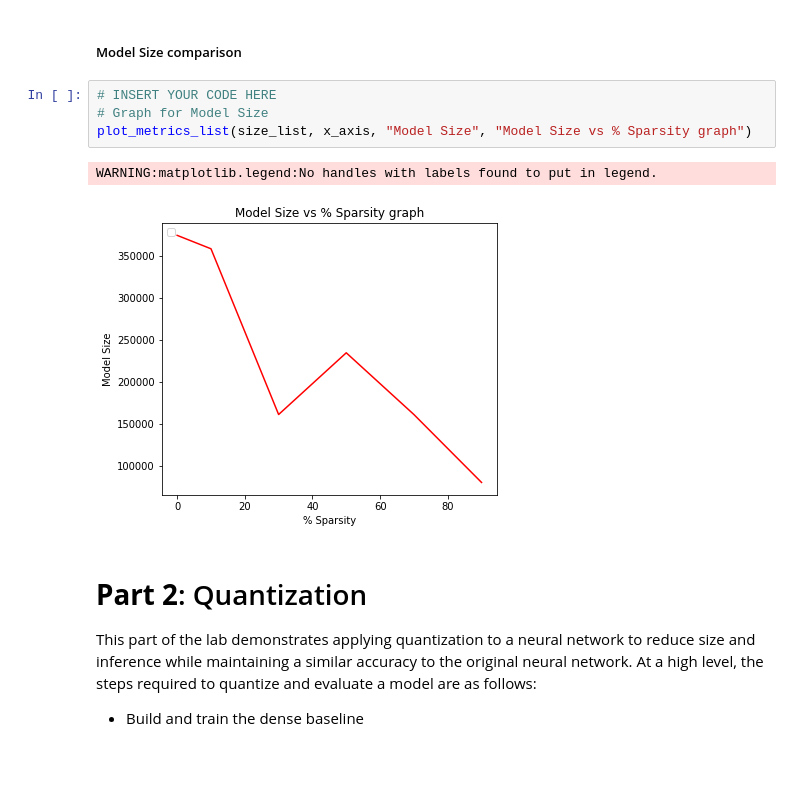
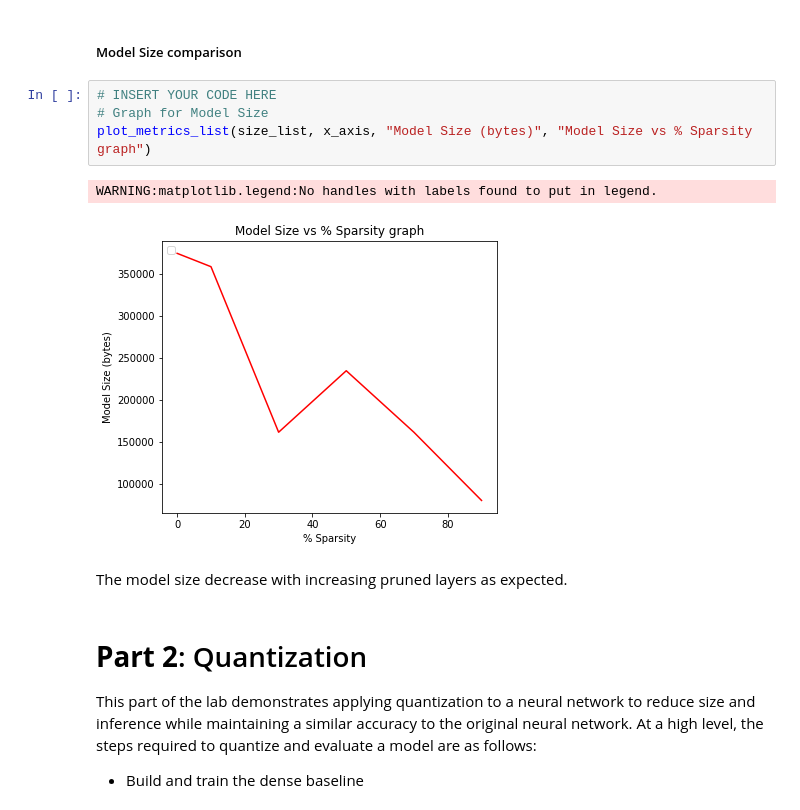
Before and after one commit to nagusubra/ENDG511_Labs, a Jupyter notebook: Lab3/ENDG511_LAB_3.ipynb, the cells around one changed output. Cells and saved outputs as stored; diff of their text form; blank space fills up the shorter version.

```diff
--- a/Lab3/ENDG511_LAB_3.ipynb
+++ b/Lab3/ENDG511_LAB_3.ipynb
@@ -700,10 +741,12 @@ WARNING:matplotlib.legend:No handles with labels found to put in legend.
 # %%
 # INSERT YOUR CODE HERE
 # Graph for Model Size
-plot_metrics_list(size_list, x_axis, "Model Size", "Model Size vs % Sparsity graph")
+plot_metrics_list(size_list, x_axis, "Model Size (bytes)", "Model Size vs % Sparsity graph")
 # %% [output]
 WARNING:matplotlib.legend:No handles with labels found to put in legend.
-[figure, old version]
+[figure, new version]
+# %% [markdown]
+The model size decrease with increasing pruned layers as expected.
 # %% [markdown]
 # **Part 2**:  Quantization
 This part of the lab demonstrates applying quantization to a neural network to reduce size and inference while maintaining a similar accuracy to the original neural network. At a high level, the steps required to quantize and evaluate a model are as follows:
```
Also changed, not shown: parts of 61 cells of this notebook.
